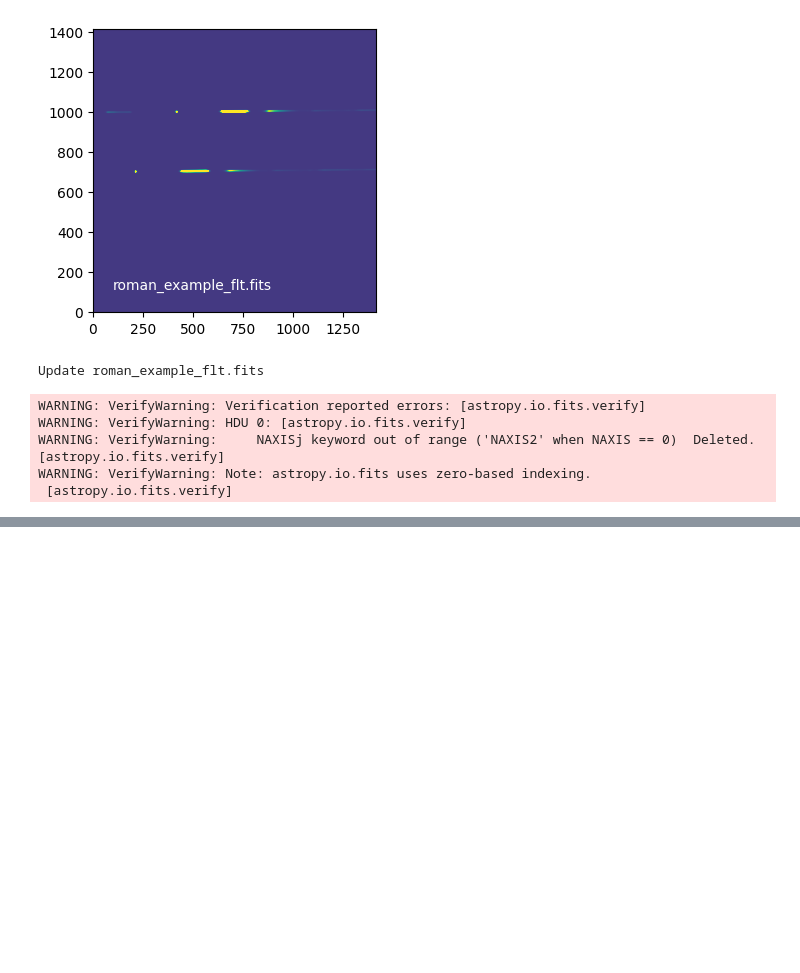
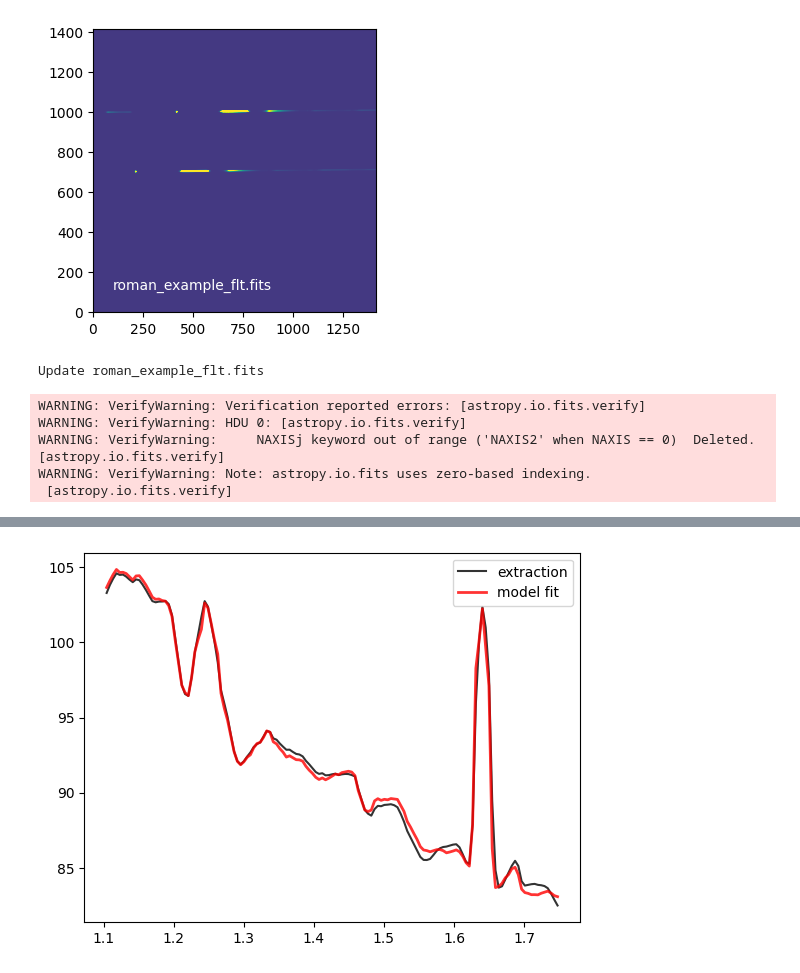
Before and after one commit to Zhiyuan-G/Roman-grism-sim, a Jupyter notebook: grizli_simple_sim.ipynb, the cells around one changed output, grey strips where cells are left out. Drawn from its saved outputs; the diff is of its cells as text; code cells hidden in the pictures; blank space fills up the shorter version.

```diff
--- a/grizli_simple_sim.ipynb
+++ b/grizli_simple_sim.ipynb
@@ -252,0 +335,90 @@ WARNING: VerifyWarning: Note: astropy.io.fits uses zero-based indexing.
+# %%
+# Break down of the lower-level fit components
+# This is what's happening within the grizli extraction and fitting pipeline above
+
+sp = tfit['line1d'].wave, tfit['line1d'].flux
+w = sp[0]
+
+
+
+beam = mb.beams[0]
+m_i = beam.compute_model(
+            spectrum_1d=sp,
+            is_cgs=True,
+            in_place=False
+    ).reshape(beam.sh)
+
+try:
+        f_i = beam.flat_flam.reshape(beam.sh)*1
+except:
+        f_i = beam.compute_model(
+                        spectrum_1d=spf,
+                        is_cgs=True,
+                        in_place=False
+                ).reshape(beam.sh)
+
+
+grism = beam.grism.filter
+b_mask = 1
+clean = beam.grism['SCI'] - beam.contam
+
+clean -= tfit['cfit']['bg {0:03d}'.format(0)][0]
+
+if m_i is not None:
+    w, flm, erm = beam.beam.optimal_extract(
+                                m_i,
+                                bin=1,
+                                ivar=beam.ivar*b_mask
+                                )
+
+w, fl, er = beam.beam.optimal_extract(
+                                clean,
+                                bin=1,
+                                ivar=beam.ivar*b_mask
+                                )
+
+w, sens, ers = beam.beam.optimal_extract(
+                                f_i,
+                                bin=1,
+                                ivar=beam.ivar*b_mask
+                                )
+
+sens[~np.isfinite(sens)] = 1
+
+
+pscale = 1
+
+unit_corr = 1./sens/1.e-19  # /pscale
+unit_label = r'$f_\lambda$ [$10^{-19}$ erg/s/cm2/A]'
+w = w/1.e4
+
+clip = (sens > 0.1*sens.max())
+clip &= (er > 0)
+
+fl *= unit_corr/pscale  # /1.e-19
+# flc *= unit_corr/pscale#/1.e-19
+er *= unit_corr/pscale  # /1.e-19
+
+
+
+if flm is not None:
+    flm *= unit_corr  # /1.e-19
+
+
+f_alpha = 1./(mb.Ngrism[grism.upper()])*0.8  # **0.5
+xlabel, zp1 = r'$\lambda$', 1.
+
+mask, = np.where((w > 1.1) & (w < 1.75))
+
+plt.plot(w[mask]/zp1, fl[mask], color='k', alpha=0.8,label = 'extraction')
+
+
+if flm is not None:
+    plt.plot(w[mask]/zp1, flm[mask],
+                color='r',
+                alpha=f_alpha,
+                linewidth=2,
+                zorder=10,label = 'model fit'
+                )
+plt.legend()
+# %% [output]
@@ -252,0 +426 @@ WARNING: VerifyWarning: Note: astropy.io.fits uses zero-based indexing.
+[figure, added]
```
Also changed, not shown: parts of 12 cells of this notebook.
